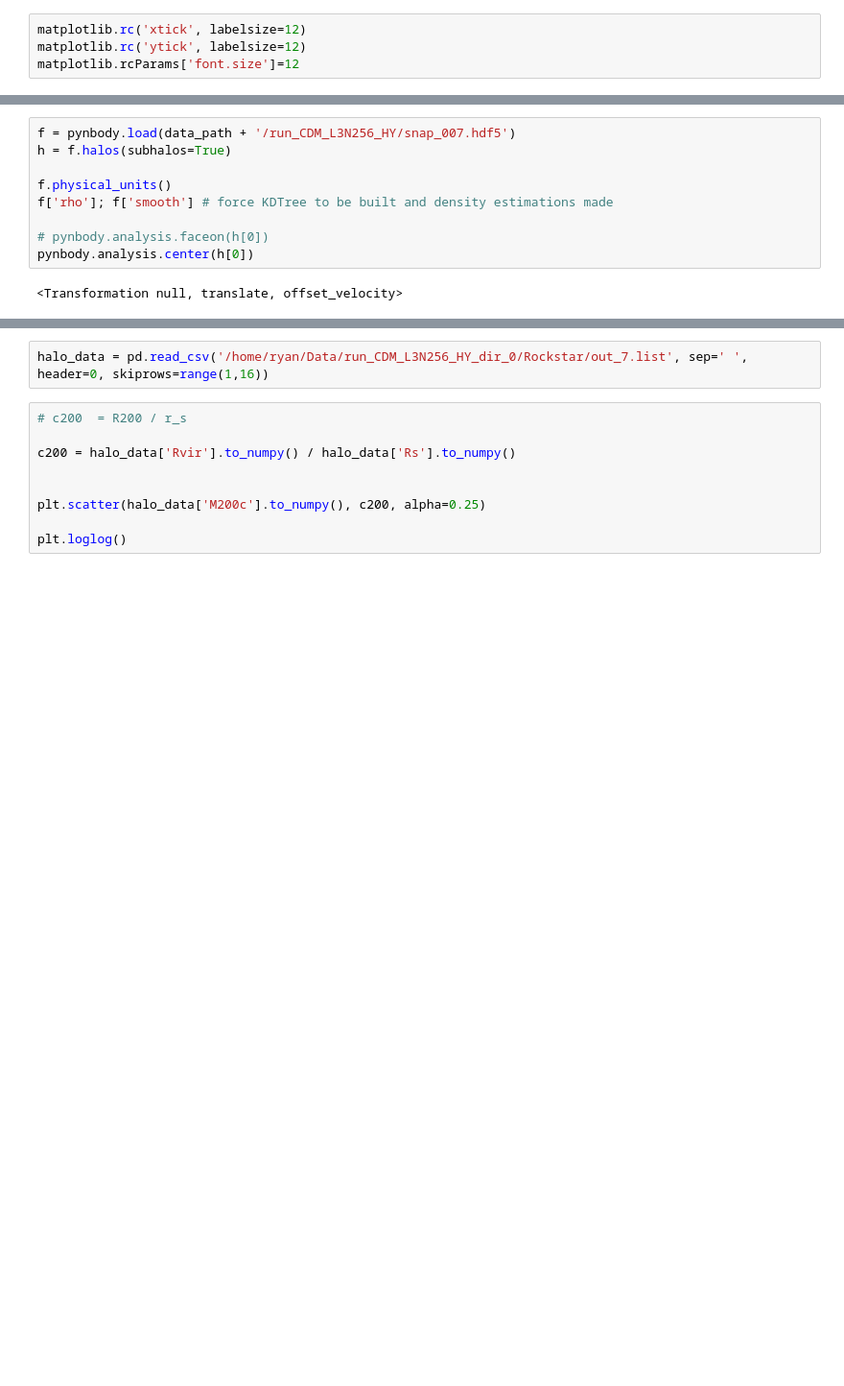
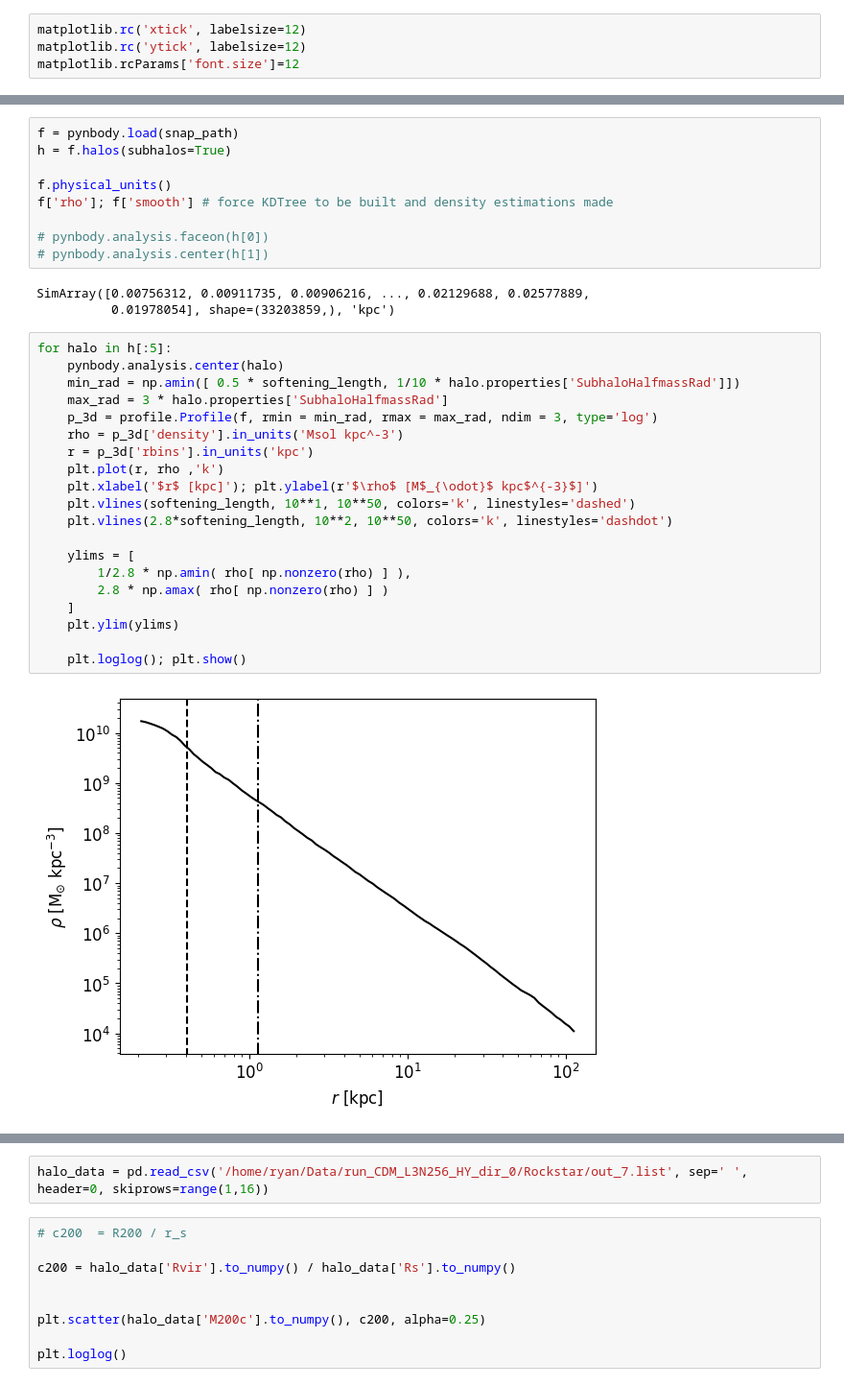
Before and after one commit to rtlow/2cDM_paperII, a Jupyter notebook: jupyter/subhalo_particle_analysis.ipynb, the cells around one changed output, grey strips where cells are left out. Shown at 96% size. Saved outputs shown, nothing was run; the diff lists cells and outputs as text; blank space fills up the shorter version.

```diff
--- a/jupyter/subhalo_particle_analysis.ipynb
+++ b/jupyter/subhalo_particle_analysis.ipynb
@@ -22,11 +33,34 @@ data_path = "/home/ryan/Data/"
 # %%
-f = pynbody.load(data_path + '/run_CDM_L3N256_HY/snap_007.hdf5')
+f = pynbody.load(snap_path)
 h = f.halos(subhalos=True)
 
 f.physical_units()
 f['rho']; f['smooth'] # force KDTree to be built and density estimations made
 
 # pynbody.analysis.faceon(h[0])
-pynbody.analysis.center(h[0])
+# pynbody.analysis.center(h[1])
 # %% [output]
-<Transformation null, translate, offset_velocity>
+SimArray([0.00756312, 0.00911735, 0.00906216, ..., 0.02129688, 0.02577889,
+          0.01978054], shape=(33203859,), 'kpc')
+# %%
+for halo in h[:5]:
+    pynbody.analysis.center(halo)
+    min_rad = np.amin([ 0.5 * softening_length, 1/10 * halo.properties['SubhaloHalfmassRad']])
+    max_rad = 3 * halo.properties['SubhaloHalfmassRad']
+    p_3d = profile.Profile(f, rmin = min_rad, rmax = max_rad, ndim = 3, type='log')
+    rho = p_3d['density'].in_units('Msol kpc^-3')
+    r = p_3d['rbins'].in_units('kpc')
+    plt.plot(r, rho ,'k')
+    plt.xlabel('$r$ [kpc]'); plt.ylabel(r'$\rho$ [M$_{\odot}$ kpc$^{-3}$]')
+    plt.vlines(softening_length, 10**1, 10**50, colors='k', linestyles='dashed')
+    plt.vlines(2.8*softening_length, 10**2, 10**50, colors='k', linestyles='dashdot')
+
+    ylims = [
+        1/2.8 * np.amin( rho[ np.nonzero(rho) ] ),
+        2.8 * np.amax( rho[ np.nonzero(rho) ] )
+    ]
+    plt.ylim(ylims)
+
+    plt.loglog(); plt.show()
+# %% [output]
+[figure, added]
```
Also changed, not shown: parts of 5 cells of this notebook, 6 other files.
